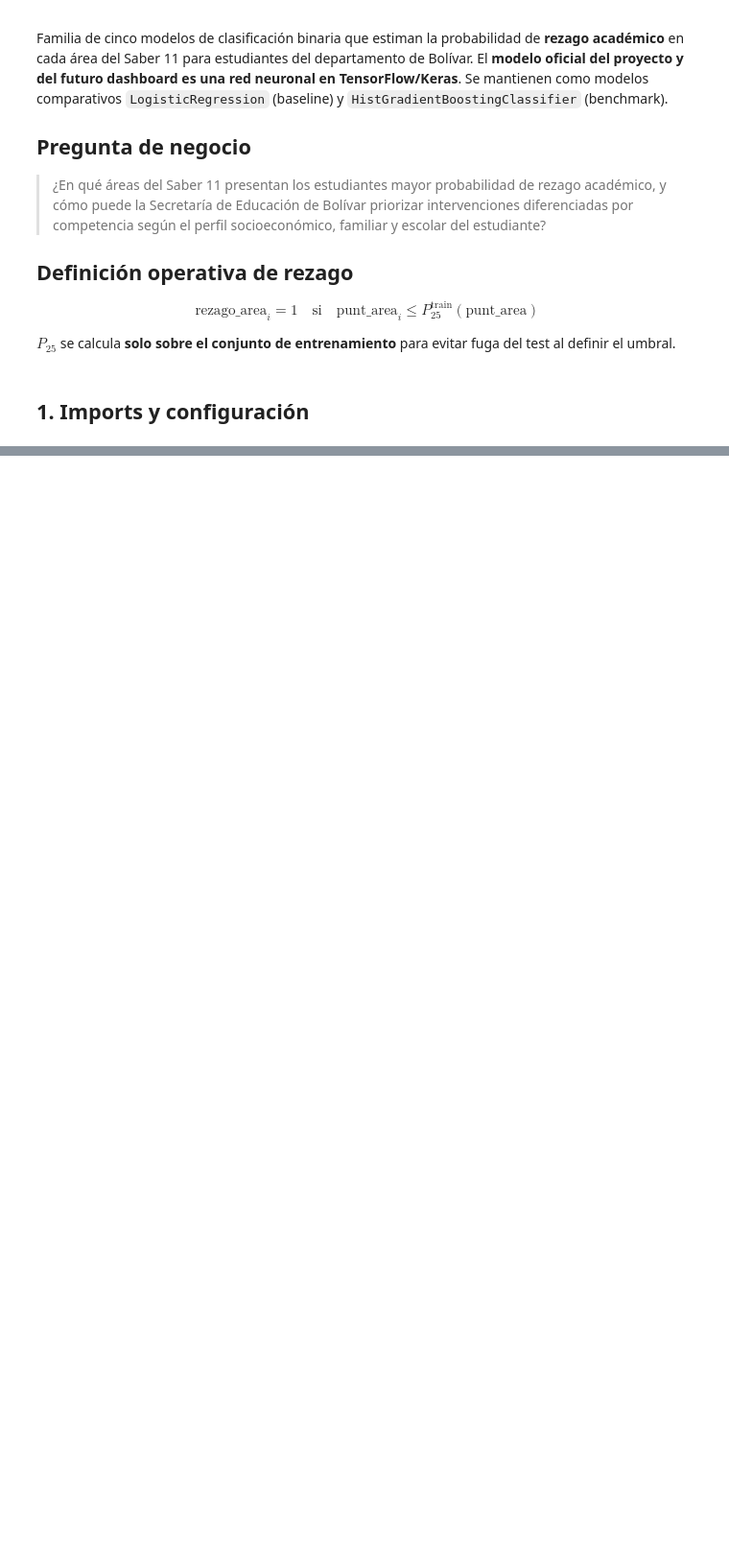
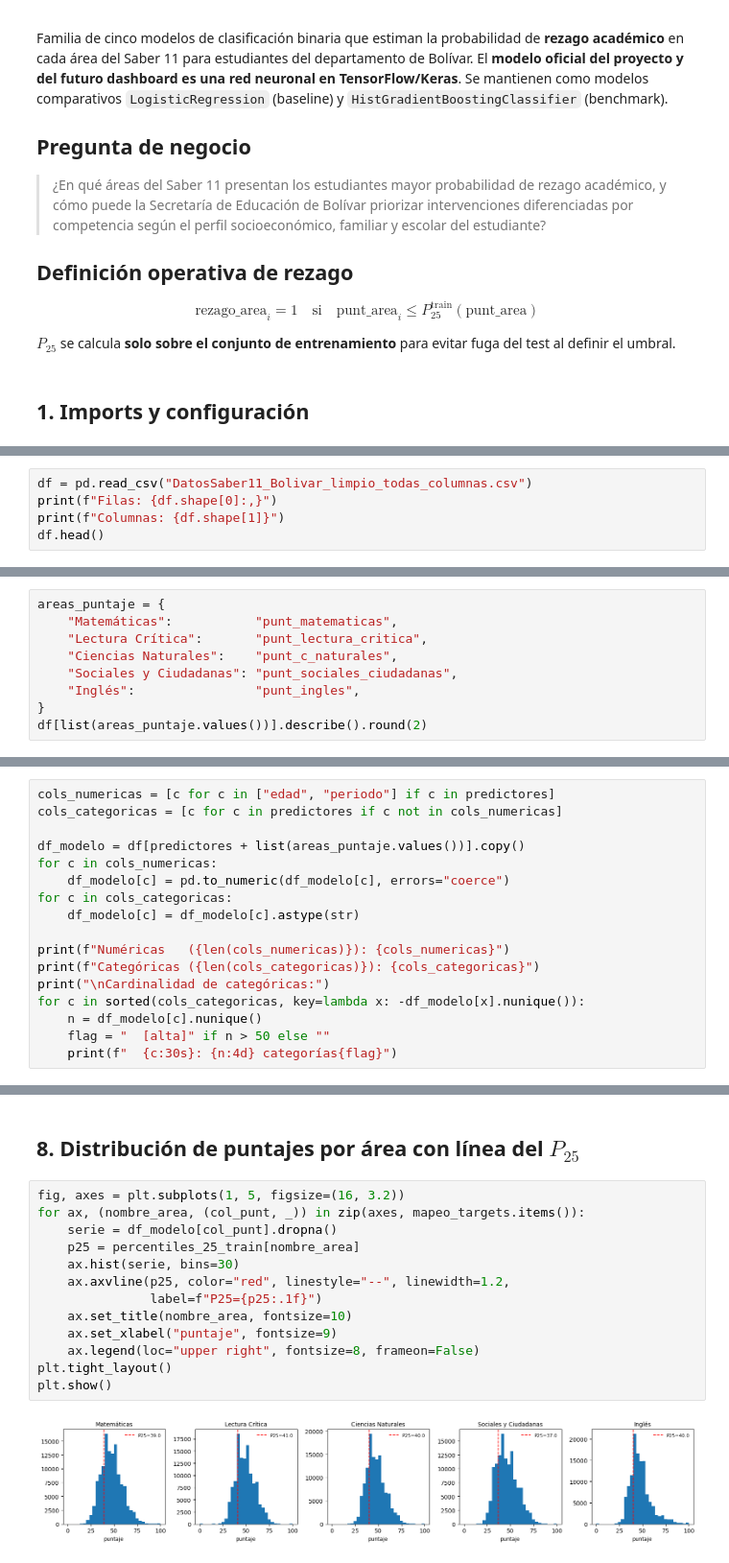
Before and after one commit to lrestrepoe/proyecto2-analitica, a Jupyter notebook: Modelo_Dani.ipynb, the cells around one changed output, grey strips where cells are left out. Shown at 96% size. Cells and saved outputs as stored; diff of their text form; blank space fills up the shorter version.

Commit message:
Definición de predictores y creación de targets

```diff
--- a/Modelo_Dani.ipynb
+++ b/Modelo_Dani.ipynb
@@ -78,0 +106,5 @@ print(f"mlflow      : {mlflow.__version__}")
+# %%
+df = pd.read_csv("DatosSaber11_Bolivar_limpio_todas_columnas.csv")
+print(f"Filas: {df.shape[0]:,}")
+print(f"Columnas: {df.shape[1]}")
+df.head()
@@ -78,0 +147,9 @@ print(f"mlflow      : {mlflow.__version__}")
+# %%
+areas_puntaje = {
+    "Matemáticas":           "punt_matematicas",
+    "Lectura Crítica":       "punt_lectura_critica",
+    "Ciencias Naturales":    "punt_c_naturales",
+    "Sociales y Ciudadanas": "punt_sociales_ciudadanas",
+    "Inglés":                "punt_ingles",
+}
+df[list(areas_puntaje.values())].describe().round(2)
@@ -78,0 +302,17 @@ print(f"mlflow      : {mlflow.__version__}")
+# %%
+cols_numericas = [c for c in ["edad", "periodo"] if c in predictores]
+cols_categoricas = [c for c in predictores if c not in cols_numericas]
+
+df_modelo = df[predictores + list(areas_puntaje.values())].copy()
+for c in cols_numericas:
+    df_modelo[c] = pd.to_numeric(df_modelo[c], errors="coerce")
+for c in cols_categoricas:
+    df_modelo[c] = df_modelo[c].astype(str)
+
+print(f"Numéricas   ({len(cols_numericas)}): {cols_numericas}")
+print(f"Categóricas ({len(cols_categoricas)}): {cols_categoricas}")
+print("\nCardinalidad de categóricas:")
+for c in sorted(cols_categoricas, key=lambda x: -df_modelo[x].nunique()):
+    n = df_modelo[c].nunique()
+    flag = "  [alta]" if n > 50 else ""
+    print(f"  {c:30s}: {n:4d} categorías{flag}")
@@ -78,0 +395,17 @@ print(f"mlflow      : {mlflow.__version__}")
+# %% [markdown]
+## 8. Distribución de puntajes por área con línea del $P_{25}$
+# %%
+fig, axes = plt.subplots(1, 5, figsize=(16, 3.2))
+for ax, (nombre_area, (col_punt, _)) in zip(axes, mapeo_targets.items()):
+    serie = df_modelo[col_punt].dropna()
+    p25 = percentiles_25_train[nombre_area]
+    ax.hist(serie, bins=30)
+    ax.axvline(p25, color="red", linestyle="--", linewidth=1.2,
+               label=f"P25={p25:.1f}")
+    ax.set_title(nombre_area, fontsize=10)
+    ax.set_xlabel("puntaje", fontsize=9)
+    ax.legend(loc="upper right", fontsize=8, frameon=False)
+plt.tight_layout()
+plt.show()
+# %% [output]
+[figure, added]
```
Also changed, not shown: parts of 16 cells of this notebook.
